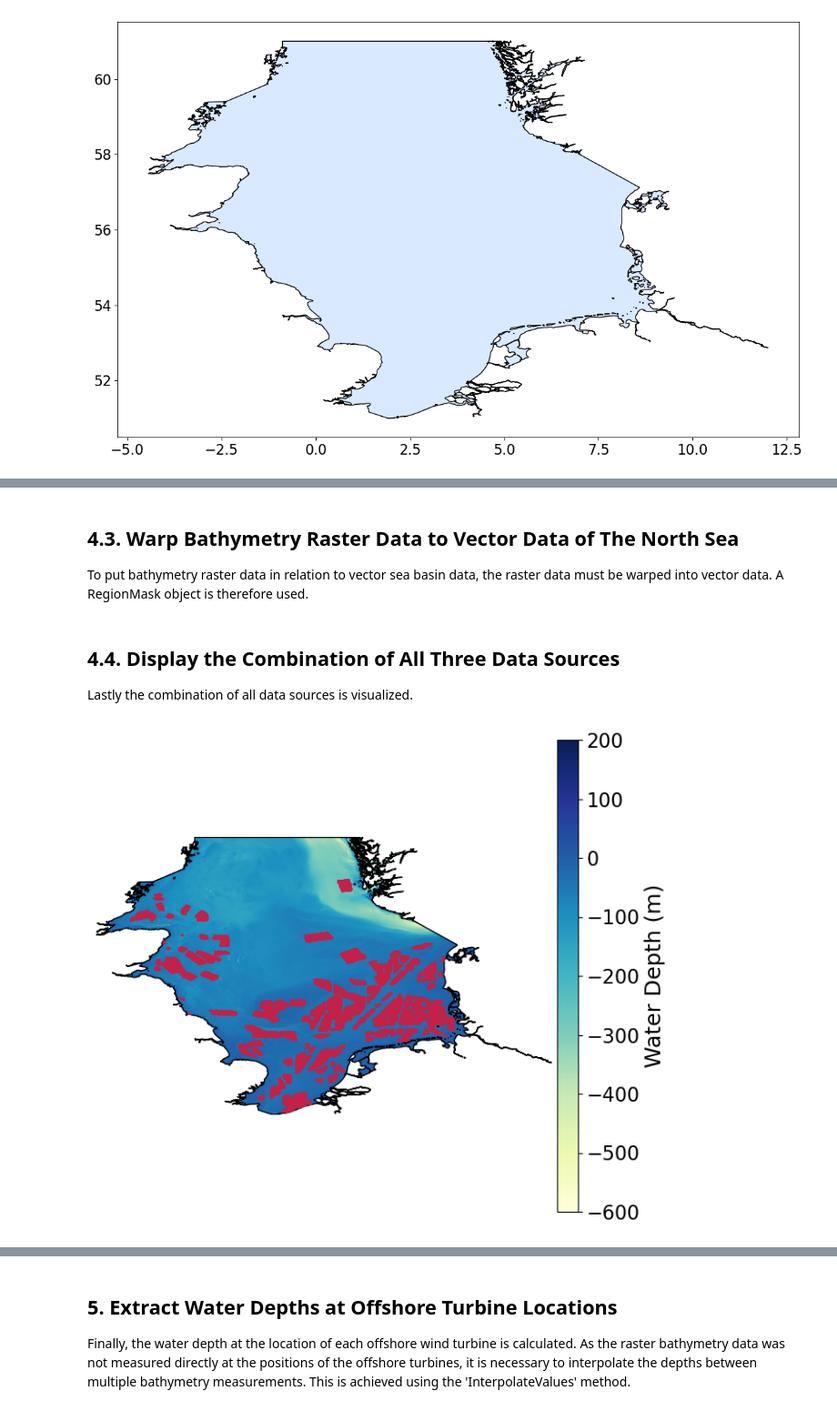
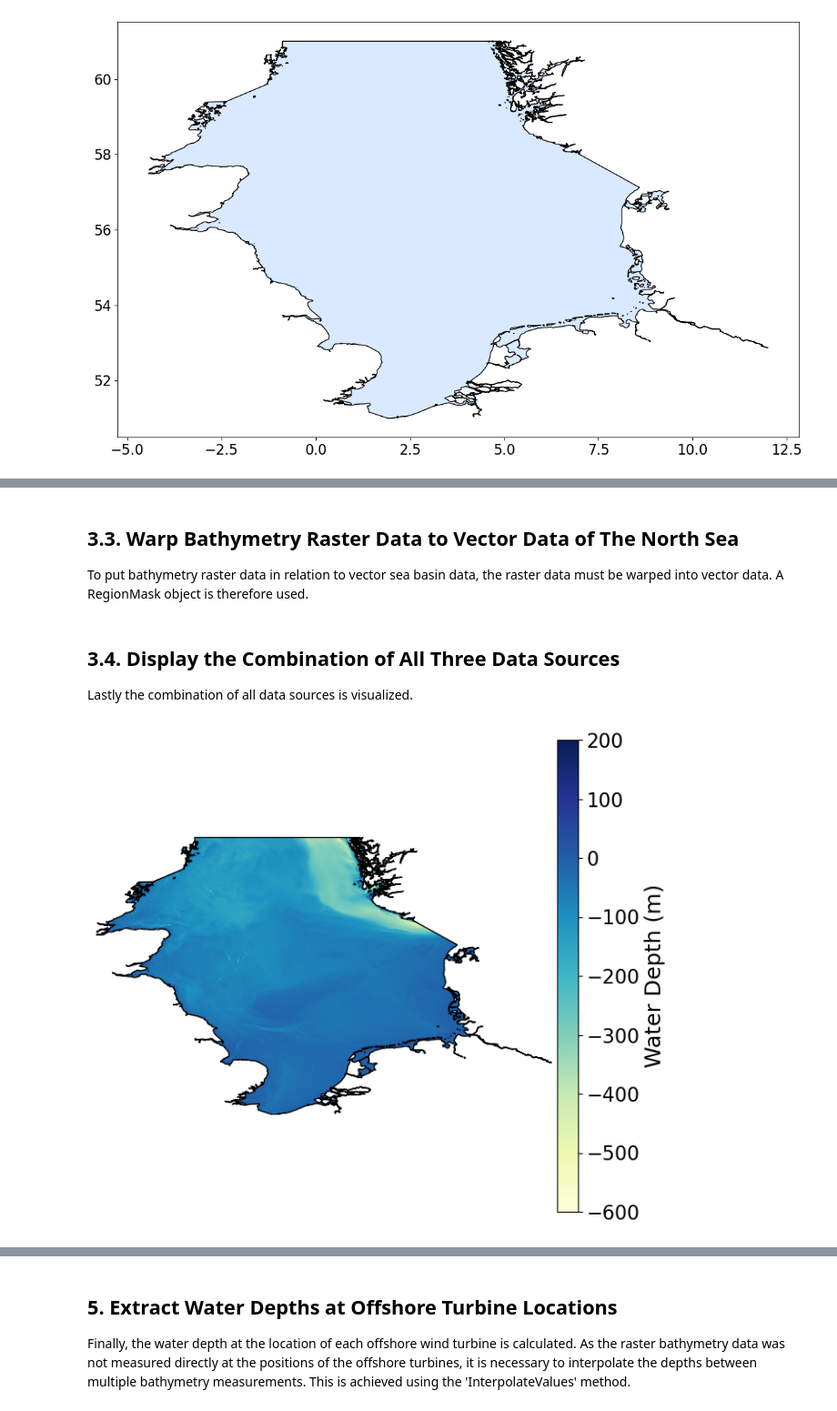
Before and after one commit to FZJ-IEK3-VSA/geokit, a Jupyter notebook: Examples/example_07_determine_offshore_turbine_depths.ipynb, the cells around one changed output, grey strips where cells are left out. Shown: that part at 91% size. Saved outputs shown, nothing was run; the diff lists cells and outputs as text; code cells hidden in the pictures.

```diff
--- a/Examples/example_07_determine_offshore_turbine_depths.ipynb
+++ b/Examples/example_07_determine_offshore_turbine_depths.ipynb
@@ -184,5 +177,5 @@ bathymetry_raster = gk.algorithms.combineSimilarRasters(bathymetry_datasets, out
 # %% [markdown]
-## 4.3. Warp Bathymetry Raster Data to Vector Data of The North Sea
+## 3.3. Warp Bathymetry Raster Data to Vector Data of The North Sea
 
 To put bathymetry raster data in relation to vector sea basin data, the raster data must be warped into vector data. A RegionMask object is therefore used.
 # %%
@@ -201,22 +194,20 @@ northSeaRasterWarped = northSeaMask.warp(
     returnMatrix=False,
 )
 # %% [markdown]
-## 4.4. Display the Combination of All Three Data Sources
+## 3.4. Display the Combination of All Three Data Sources
 Lastly the combination of all data sources is visualized.
 # %%
 # draw the offshore wind points on the GEBCO raster
 axh = gk.drawRaster(
     northSeaRasterWarped,
     srs=gk.srs.EPSG4326,
     cmap="YlGnBu",
     figsize=(6, 6),
     hideAxis=True,
     cbarTitle="Water Depth (m)",
     vmin=-600,
     vmax=200,
 )
-
 axh2 = gk.drawGeoms(sea_basins, srs=gk.srs.EPSG4326, ax=axh.ax, fc="none")
-axh2 = gk.drawGeoms(offshore_wind_points, srs=gk.srs.EPSG4326, ax=axh.ax, markersize=1)
 # %% [output]
-[figure, old version]
+[figure, new version]
```
Also changed, not shown: parts of 17 cells of this notebook, 5 other files.
